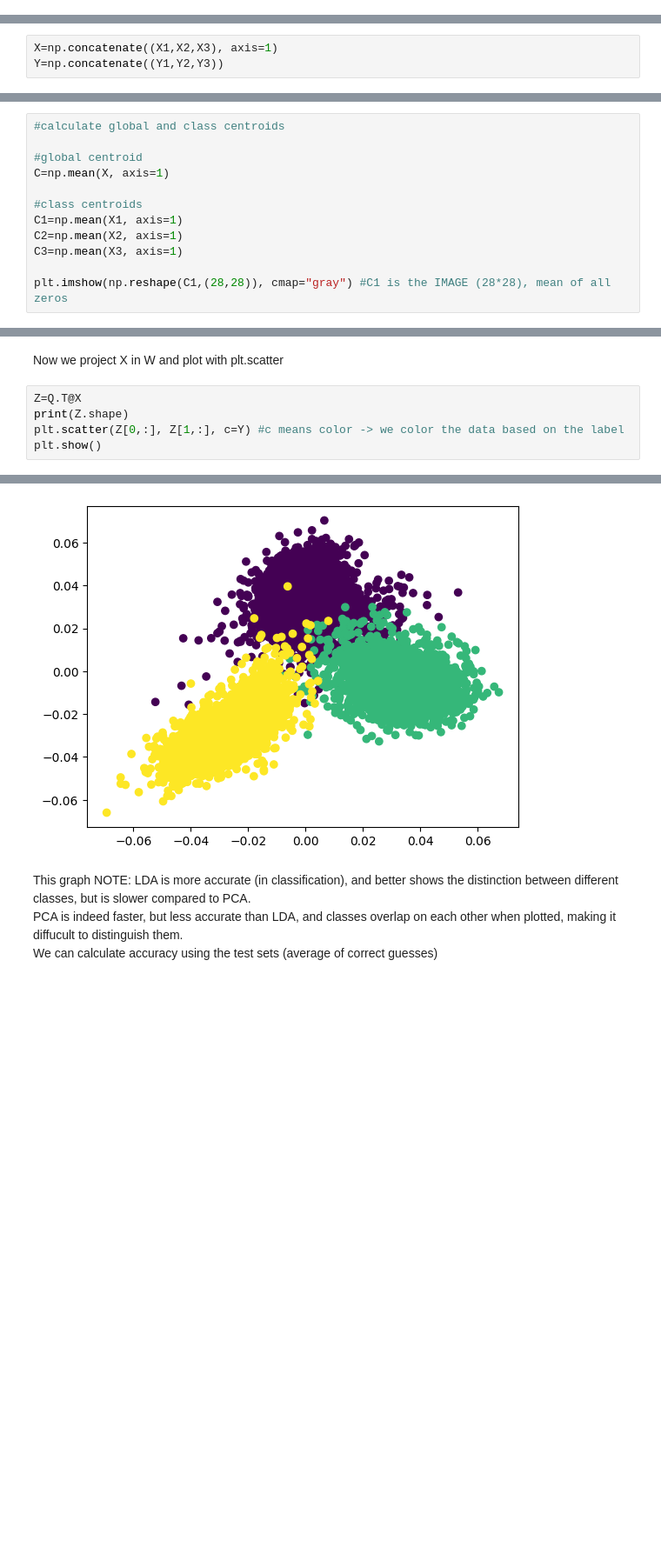
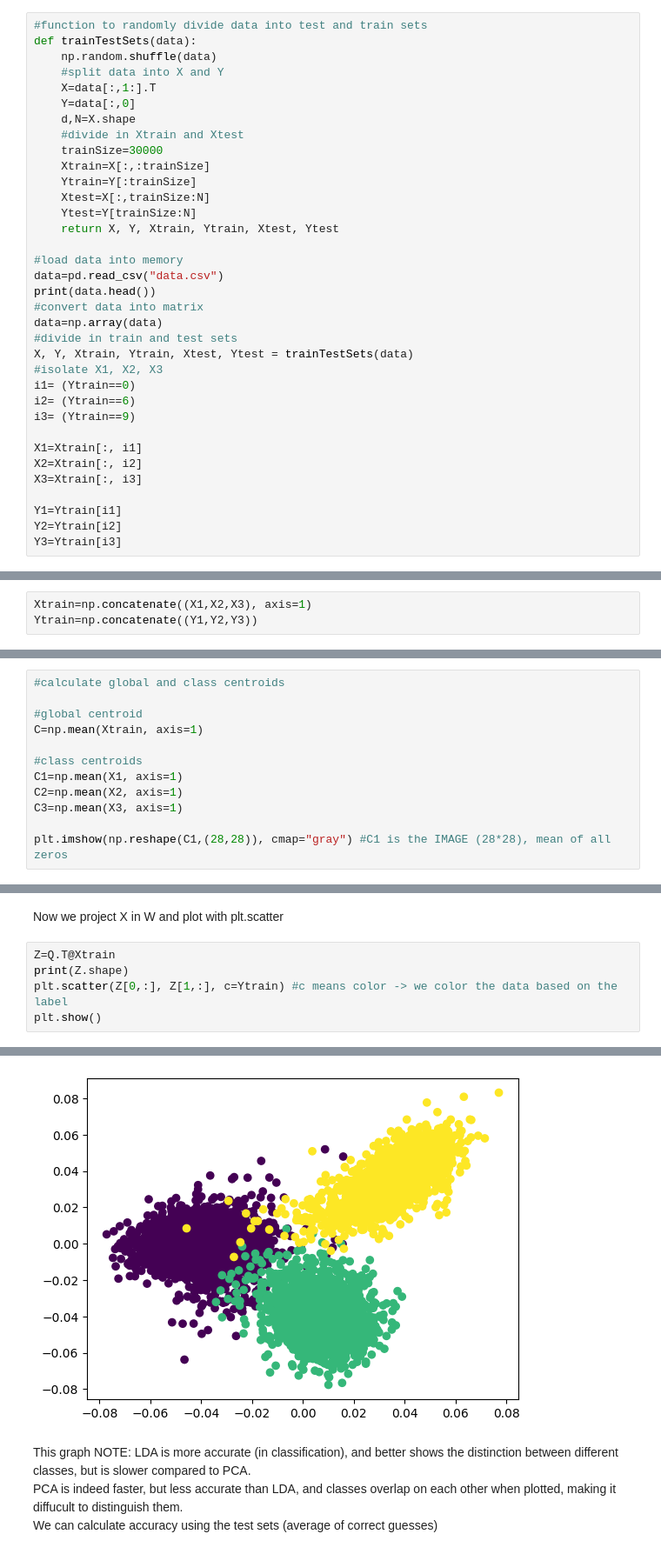
Before and after one commit to danielenapo/AI_unibo, a Jupyter notebook: Maths4ML/Homeworks/2/LDA.ipynb, the cells around one changed output, grey strips where cells are left out. Shown at 87% size. Drawn from its saved outputs; the diff is of its cells as text; blank space fills up the shorter version.

```diff
--- a/Maths4ML/Homeworks/2/LDA.ipynb
+++ b/Maths4ML/Homeworks/2/LDA.ipynb
@@ -38,0 +8,35 @@ Y3=Y[i3]
+# %%
+#function to randomly divide data into test and train sets
+def trainTestSets(data):
+    np.random.shuffle(data)
+    #split data into X and Y
+    X=data[:,1:].T
+    Y=data[:,0]
+    d,N=X.shape
+    #divide in Xtrain and Xtest
+    trainSize=30000
+    Xtrain=X[:,:trainSize]
+    Ytrain=Y[:trainSize]
+    Xtest=X[:,trainSize:N]
+    Ytest=Y[trainSize:N]
+    return X, Y, Xtrain, Ytrain, Xtest, Ytest
+
+#load data into memory
+data=pd.read_csv("data.csv")
+print(data.head())
+#convert data into matrix
+data=np.array(data)
+#divide in train and test sets
+X, Y, Xtrain, Ytrain, Xtest, Ytest = trainTestSets(data)
+#isolate X1, X2, X3
+i1= (Ytrain==0)
+i2= (Ytrain==6)
+i3= (Ytrain==9)
+
+X1=Xtrain[:, i1]
+X2=Xtrain[:, i2]
+X3=Xtrain[:, i3]
+
+Y1=Ytrain[i1]
+Y2=Ytrain[i2]
+Y3=Ytrain[i3]
@@ -39,6 +61,6 @@ Y3=Y[i3]
 # %%
-X=np.concatenate((X1,X2,X3), axis=1)
-Y=np.concatenate((Y1,Y2,Y3))
+Xtrain=np.concatenate((X1,X2,X3), axis=1)
+Ytrain=np.concatenate((Y1,Y2,Y3))
 # %% [markdown]
 the difference between PCA and LDA is the <b>class centroid</b>
 which is the centroid calculated considering just the class k
@@ -46,7 +68,7 @@ which is the centroid calculated considering just the class k
 #calculate global and class centroids
 
 #global centroid
-C=np.mean(X, axis=1)
+C=np.mean(Xtrain, axis=1)
 
 #class centroids
 C1=np.mean(X1, axis=1)
@@ -117,8 +139,8 @@ print(Q.T.shape)
 # %% [markdown]
 Now we project X in W and plot with plt.scatter
 # %%
-Z=Q.T@X
+Z=Q.T@Xtrain
 print(Z.shape)
-plt.scatter(Z[0,:], Z[1,:], c=Y) #c means color -> we color the data based on the label
+plt.scatter(Z[0,:], Z[1,:], c=Ytrain) #c means color -> we color the data based on the label
 plt.show()
 # %% [output]
@@ -126,4 +148,4 @@ plt.show()
-[figure, old version]
+[figure, new version]
 # %% [markdown]
 This graph
 NOTE: LDA is more accurate (in classification), and better shows the distinction between different classes, but is slower compared to PCA.<br>
```
Also changed, not shown: parts of 3 cells of this notebook.
